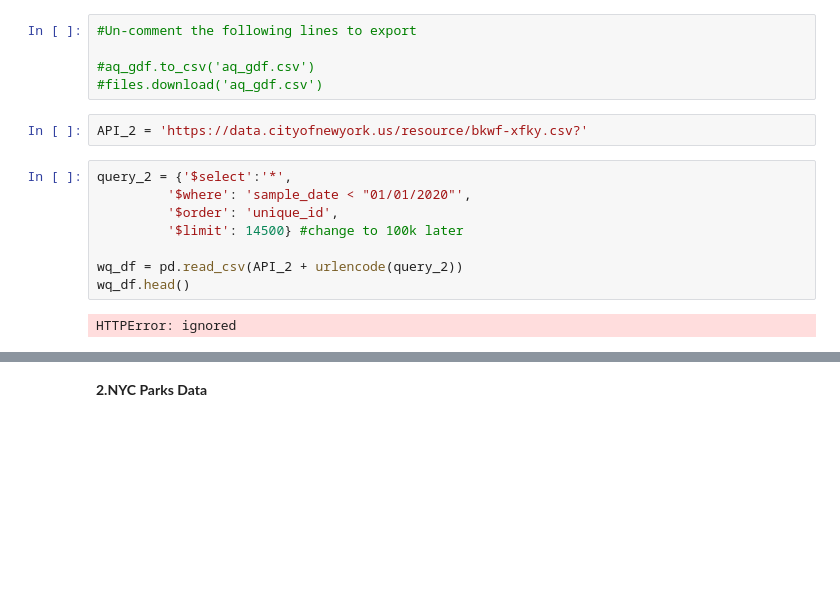
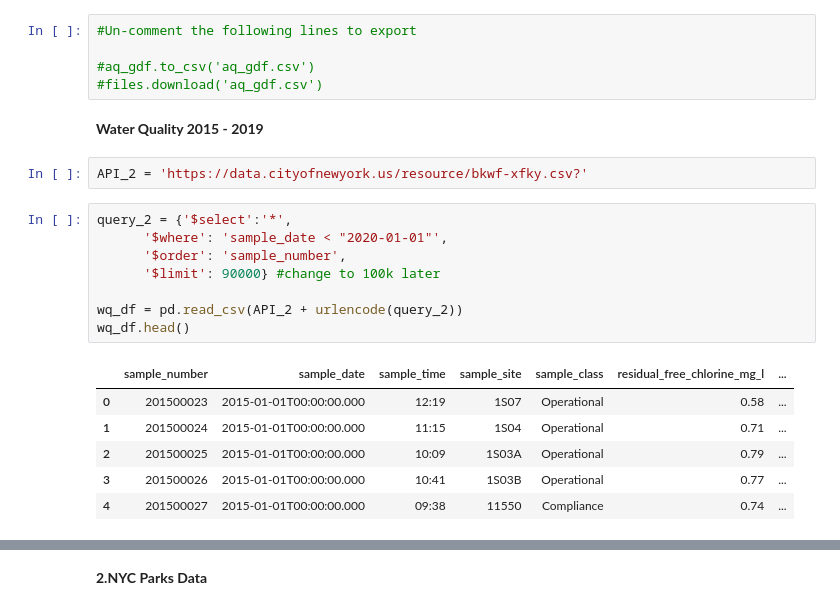
Before and after one commit to kirthi-b/QoL_NYC_Children, a Jupyter notebook: Environmental/Environments.ipynb, the cells around one changed output, grey strips where cells are left out. Cells and saved outputs as stored; diff of their text form; blank space fills up the shorter version.

```diff
--- a/Environmental/Environments.ipynb
+++ b/Environmental/Environments.ipynb
@@ -269,15 +269,22 @@ aq_gdf.head()
 
 #aq_gdf.to_csv('aq_gdf.csv')
 #files.download('aq_gdf.csv')
+# %% [markdown]
+**Water Quality 2015 - 2019**
 # %%
 API_2 = 'https://data.cityofnewyork.us/resource/bkwf-xfky.csv?'
 # %%
 query_2 = {'$select':'*',
-         '$where': 'sample_date < "01/01/2020"',
-         '$order': 'unique_id',
-         '$limit': 14500} #change to 100k later
+      '$where': 'sample_date < "2020-01-01"',
+      '$order': 'sample_number',
+      '$limit': 90000} #change to 100k later
 
 wq_df = pd.read_csv(API_2 + urlencode(query_2))
 wq_df.head()
 # %% [output]
-HTTPError: ignored
+|  | sample_number | sample_date | sample_time | sample_site | sample_class | residual_free_chlorine_mg_l | ... |
+| 0 | 201500023 | 2015-01-01T00:00:00.000 | 12:19 | 1S07 | Operational | 0.58 | ... |
+| 1 | 201500024 | 2015-01-01T00:00:00.000 | 11:15 | 1S04 | Operational | 0.71 | ... |
+| 2 | 201500025 | 2015-01-01T00:00:00.000 | 10:09 | 1S03A | Operational | 0.79 | ... |
+| 3 | 201500026 | 2015-01-01T00:00:00.000 | 10:41 | 1S03B | Operational | 0.77 | ... |
+| 4 | 201500027 | 2015-01-01T00:00:00.000 | 09:38 | 11550 | Compliance | 0.74 | ... |
```
Also changed, not shown: parts of 3 cells of this notebook, 2 other files.
